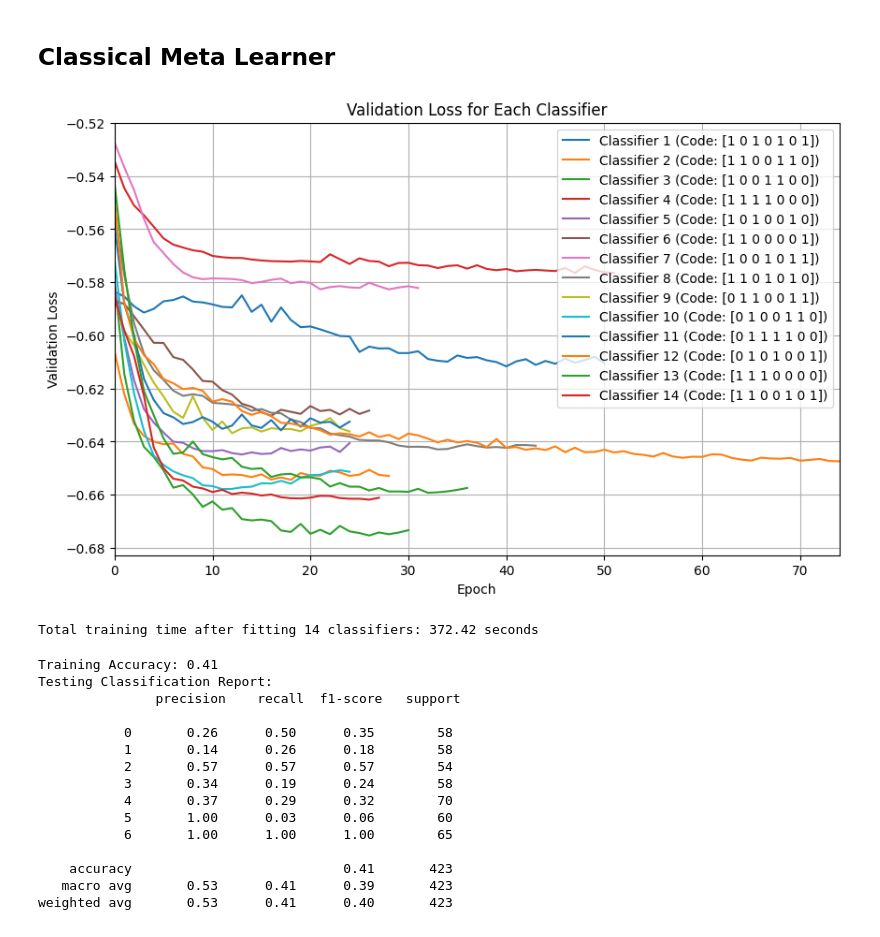
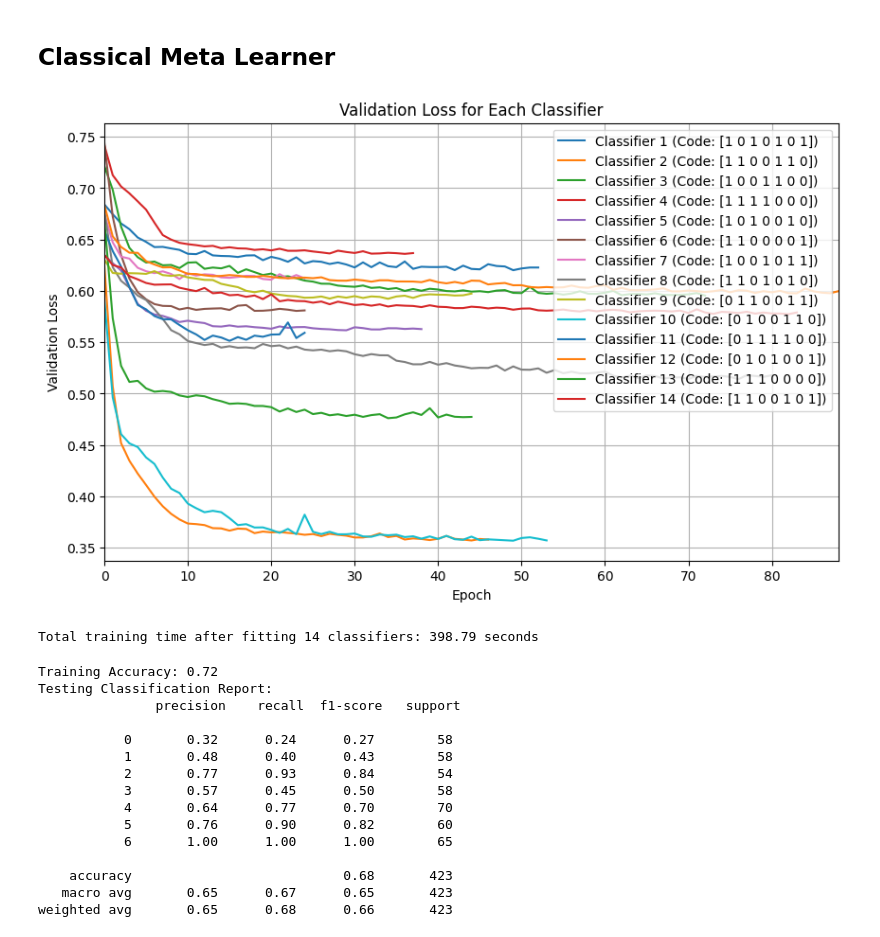
Before and after one commit to EdwardM222/QML-RP, a Jupyter notebook: thesis.ipynb, the cells around one changed output. Drawn from its saved outputs; the diff is of its cells as text; code cells hidden in the pictures.

```diff
--- a/thesis.ipynb
+++ b/thesis.ipynb
@@ -349,4 +331,4 @@ X_test_scaled = scaler.transform(X_test)
 # %%
 ens = QuECOC(feats_per_qubit=3, reuploads=3, trainable_layers=[1,2,3]).to(DEVICE)
-ens.fit(X_train_scaled, y_train, X_test_scaled, y_test, epochs=200, plot=True, verbose=True)
+ens.fit(X_train, y_train, X_test, y_test, epochs=200, plot=True, verbose=True)
 # %% [output]
@@ -376,29 +358,29 @@ weighted avg       0.57      0.58      0.56       423
 # %% [markdown]
 ## Classical Meta Learner
 # %%
-ens = QuECOC(feats_per_qubit=3, reuploads=3, trainable_layers=[1,2,3]).to(DEVICE)
-ens.fit(X_train_scaled, y_train, X_test_scaled, y_test, epochs=200, plot=True, verbose=True)
+ens = CsQuECOC(feats_per_qubit=3, reuploads=3, trainable_layers=[1,2,3]).to(DEVICE)
+ens.fit(X_train, y_train, epochs=200, plot=True, verbose=True)
 # %% [output]
-[figure, old version]
+[figure, new version]
-Total training time after fitting 14 classifiers: 372.42 seconds
+Total training time after fitting 14 classifiers: 398.79 seconds
 # %%
-train_score = ens.score(X_train_scaled, y_train)
+train_score = ens.score(X_train, y_train)
 
 print(f"Training Accuracy: {train_score:.2f}")
-print("Testing Classification Report:\n", classification_report(y_test, ens.predict(X_test_scaled), zero_division=0))
+print("Testing Classification Report:\n", classification_report(y_test, ens.predict(X_test), zero_division=0))
 # %% [output]
-Training Accuracy: 0.41
+Training Accuracy: 0.72
 Testing Classification Report:
                precision    recall  f1-score   support
 
-           0       0.26      0.50      0.35        58
-           1       0.14      0.26      0.18        58
-           2       0.57      0.57      0.57        54
-           3       0.34      0.19      0.24        58
-           4       0.37      0.29      0.32        70
-           5       1.00      0.03      0.06        60
+           0       0.32      0.24      0.27        58
+           1       0.48      0.40      0.43        58
+           2       0.77      0.93      0.84        54
+           3       0.57      0.45      0.50        58
+           4       0.64      0.77      0.70        70
+           5       0.76      0.90      0.82        60
            6       1.00      1.00      1.00        65
 
-    accuracy                           0.41       423
-   macro avg       0.53      0.41      0.39       423
-weighted avg       0.53      0.41      0.40       423
+    accuracy                           0.68       423
+   macro avg       0.65      0.67      0.65       423
+weighted avg       0.65      0.68      0.66       423
```
Also changed, not shown: parts of 9 cells of this notebook, 1 other file.
